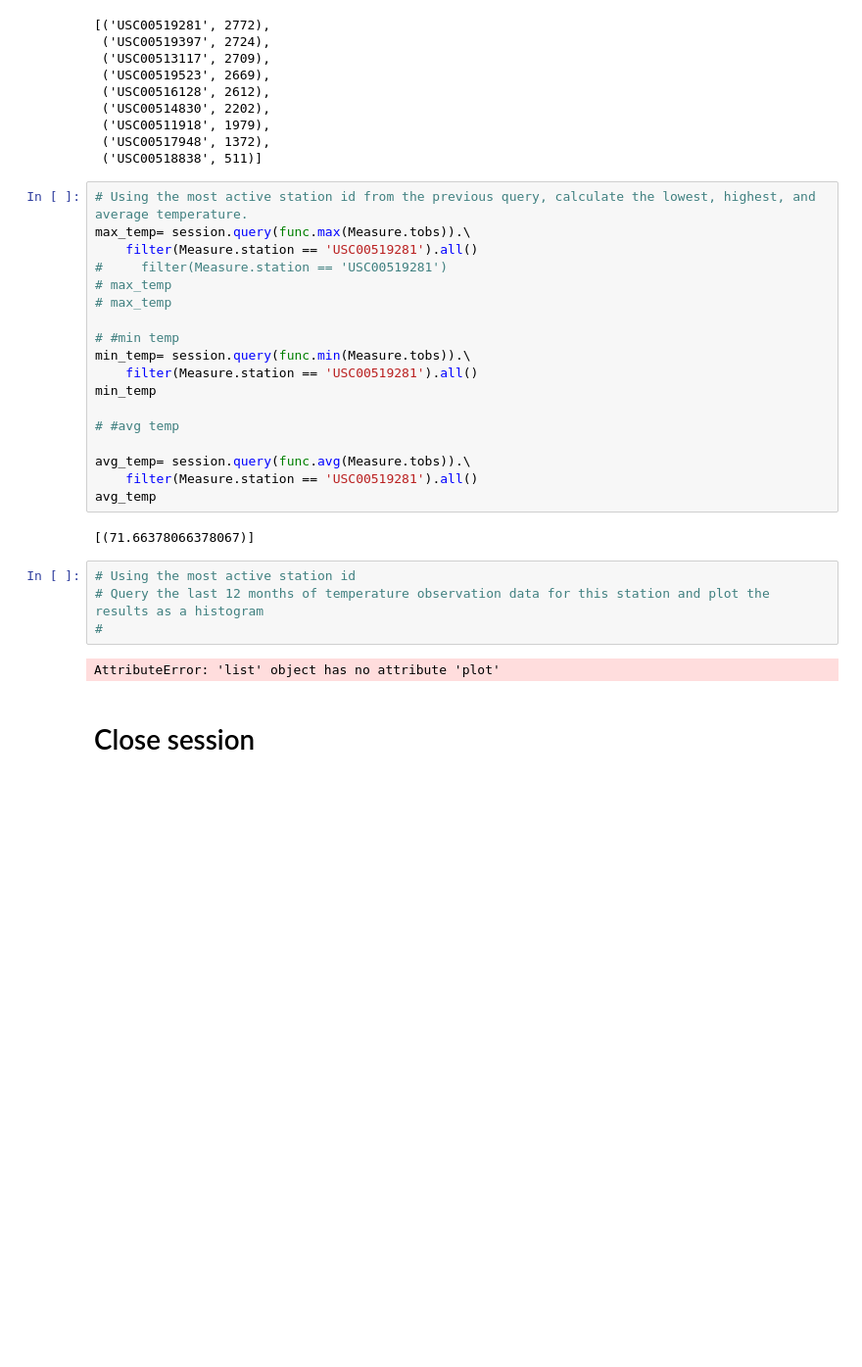
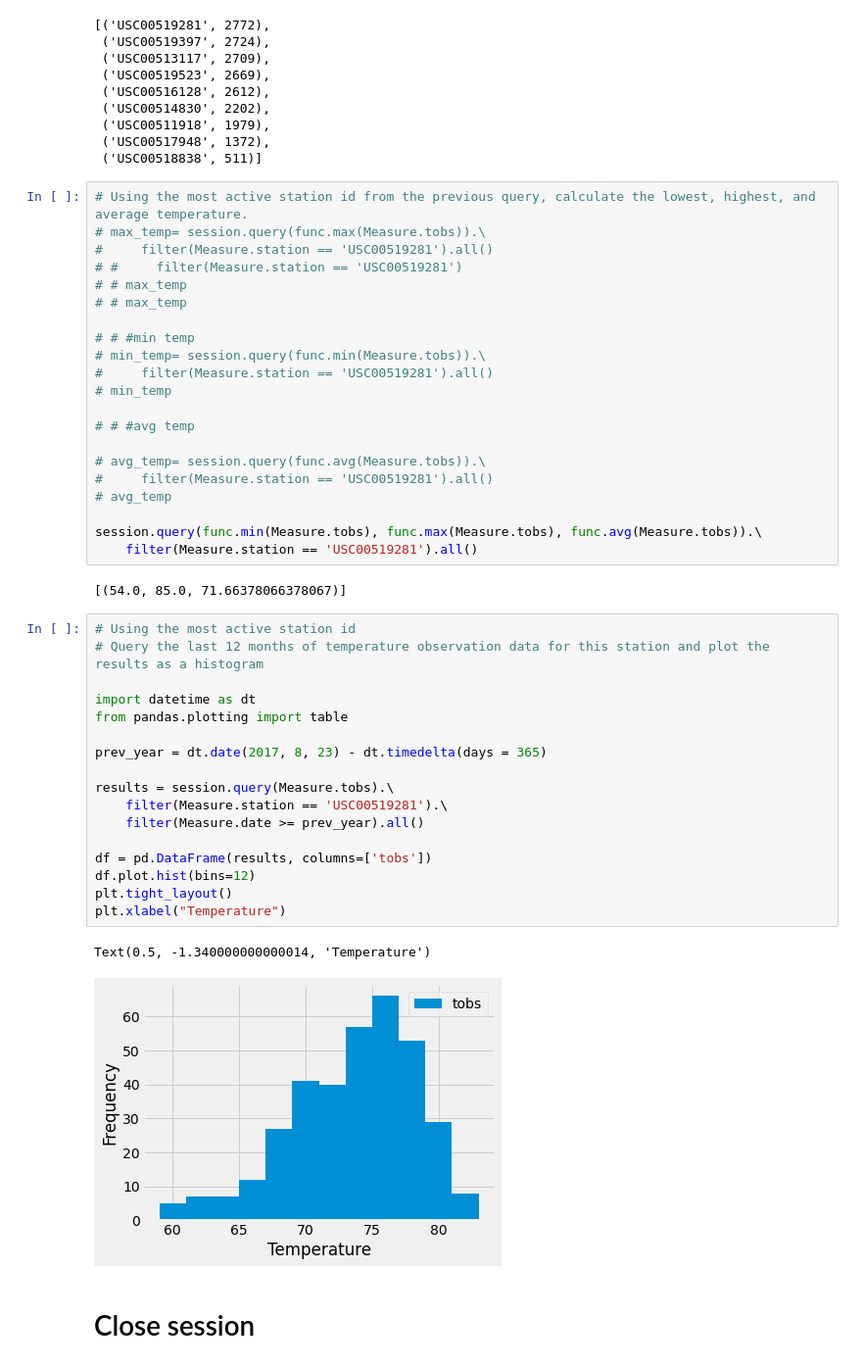
Before and after one commit to kcb3866/sqlalchemy-challenge, a Jupyter notebook: Production/SqlAlchemy_HW.ipynb, the cells around one changed output. Shown: that part at 98% size. Drawn from its saved outputs; the diff is of its cells as text; blank space fills up the shorter version.

```diff
--- a/Production/SqlAlchemy_HW.ipynb
+++ b/Production/SqlAlchemy_HW.ipynb
@@ -105,30 +116,47 @@ active_stations
  ('USC00518838', 511)]
 # %%
 # Using the most active station id from the previous query, calculate the lowest, highest, and average temperature.
-max_temp= session.query(func.max(Measure.tobs)).\
+# max_temp= session.query(func.max(Measure.tobs)).\
+#     filter(Measure.station == 'USC00519281').all()
+# #     filter(Measure.station == 'USC00519281')
+# # max_temp
+# # max_temp
+
+# # #min temp
+# min_temp= session.query(func.min(Measure.tobs)).\
+#     filter(Measure.station == 'USC00519281').all()
+# min_temp
+
+# # #avg temp
+
+# avg_temp= session.query(func.avg(Measure.tobs)).\
+#     filter(Measure.station == 'USC00519281').all()
+# avg_temp
+
+session.query(func.min(Measure.tobs), func.max(Measure.tobs), func.avg(Measure.tobs)).\
     filter(Measure.station == 'USC00519281').all()
-#     filter(Measure.station == 'USC00519281')
-# max_temp
-# max_temp
-
-# #min temp
-min_temp= session.query(func.min(Measure.tobs)).\
-    filter(Measure.station == 'USC00519281').all()
-min_temp
-
-# #avg temp
-
-avg_temp= session.query(func.avg(Measure.tobs)).\
-    filter(Measure.station == 'USC00519281').all()
-avg_temp
 # %% [output]
-[(71.66378066378067)]
+[(54.0, 85.0, 71.66378066378067)]
 # %%
 # Using the most active station id
 # Query the last 12 months of temperature observation data for this station and plot the results as a histogram
-#
+
+import datetime as dt
+from pandas.plotting import table
+
+prev_year = dt.date(2017, 8, 23) - dt.timedelta(days = 365)
+
+results = session.query(Measure.tobs).\
+    filter(Measure.station == 'USC00519281').\
+    filter(Measure.date >= prev_year).all()
+
+df = pd.DataFrame(results, columns=['tobs'])
+df.plot.hist(bins=12)
+plt.tight_layout()
+plt.xlabel("Temperature")
 # %% [output]
-AttributeError: 'list' object has no attribute 'plot'
+Text(0.5, -1.340000000000014, 'Temperature')
+[figure, added]
 # %% [markdown]
 # Close session
 # %%
```
Also changed, not shown: parts of 1 cell of this notebook, 1 other file.
